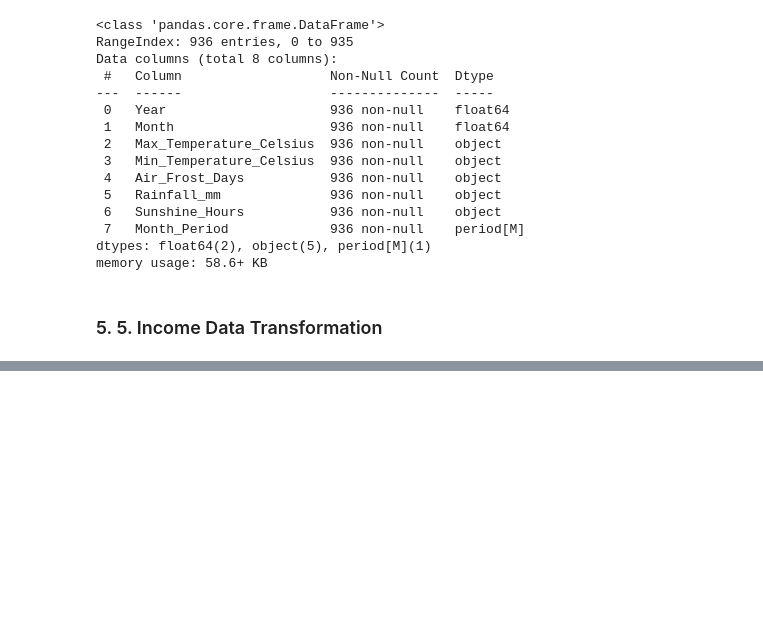
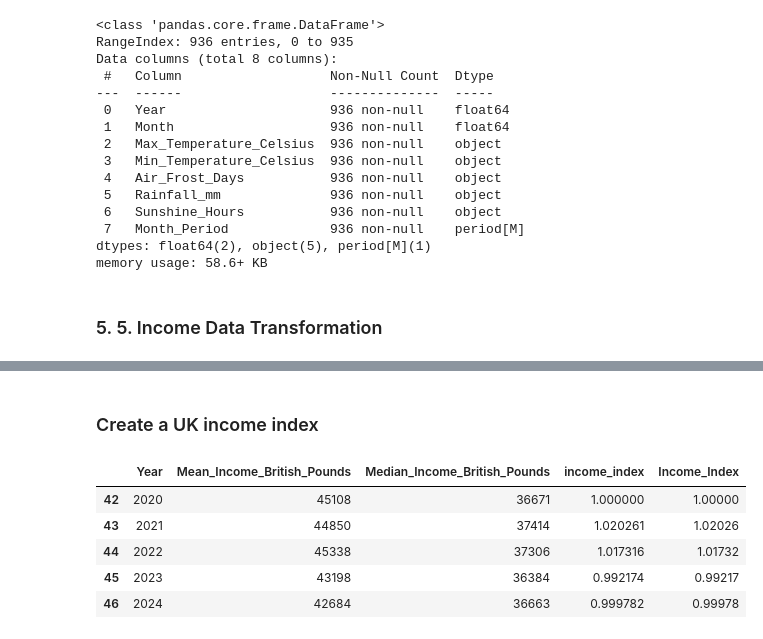
Before and after one commit to Sevinda-Herath/Predictive-Policing-in-the-London-Metropolitan-Police-District, a Jupyter notebook: main.ipynb, the cells around one changed output, grey strips where cells are left out. Drawn from its saved outputs; the diff is of its cells as text; code cells hidden in the pictures; blank space fills up the shorter version.

Commit message:
Index Calculated for Income Data

```diff
--- a/main.ipynb
+++ b/main.ipynb
@@ -775,0 +821,2 @@ weather_data.to_csv("Datasets/Processed-Data/Weather-Data/Heathrow_Monthly_Weath
+# %%
+median_1977_2024_income = pd.read_csv("Datasets/Data-For-Processing/Income-Data/Income_Data_1977_2024.csv", skiprows=6)
@@ -775,0 +832,8 @@ weather_data.to_csv("Datasets/Processed-Data/Weather-Data/Heathrow_Monthly_Weath
+# %%
+# Clean Year column
+median_1977_2024_income["Year"] = median_1977_2024_income["Year"].astype(str).str.extract(r'(\d{4})').astype(int)
+# %%
+median_1977_2024_income.rename(columns={
+    "Mean equivalised household disposable income" : "Mean_Income_British_Pounds",
+    "Median equivalised household disposable income" : "Median_Income_British_Pounds"
+}, inplace=True)
@@ -775,0 +853,18 @@ weather_data.to_csv("Datasets/Processed-Data/Weather-Data/Heathrow_Monthly_Weath
+# %% [markdown]
+### Create a UK income index
+# %%
+# Compute index: Index_year = UK_median_year / UK_median_2020
+median_2020 = median_1977_2024_income.loc[median_1977_2024_income['Year'] == 2020, 'Median_Income_British_Pounds'].iloc[0]
+median_1977_2024_income['Income_Index'] = median_1977_2024_income['Median_Income_British_Pounds'] / median_2020
+
+# Round the Income_Index to 5 decimal places
+median_1977_2024_income['Income_Index'] = median_1977_2024_income['Income_Index'].round(5)
+# %%
+median_1977_2024_income.tail()
+# %% [output]
+|  | Year | Mean_Income_British_Pounds | Median_Income_British_Pounds | income_index | Income_Index |
+| 42 | 2020 | 45108 | 36671 | 1.000000 | 1.00000 |
+| 43 | 2021 | 44850 | 37414 | 1.020261 | 1.02026 |
+| 44 | 2022 | 45338 | 37306 | 1.017316 | 1.01732 |
+| 45 | 2023 | 43198 | 36384 | 0.992174 | 0.99217 |
+| 46 | 2024 | 42684 | 36663 | 0.999782 | 0.99978 |
```
Also changed, not shown: parts of 7 cells of this notebook, 2 other files.
